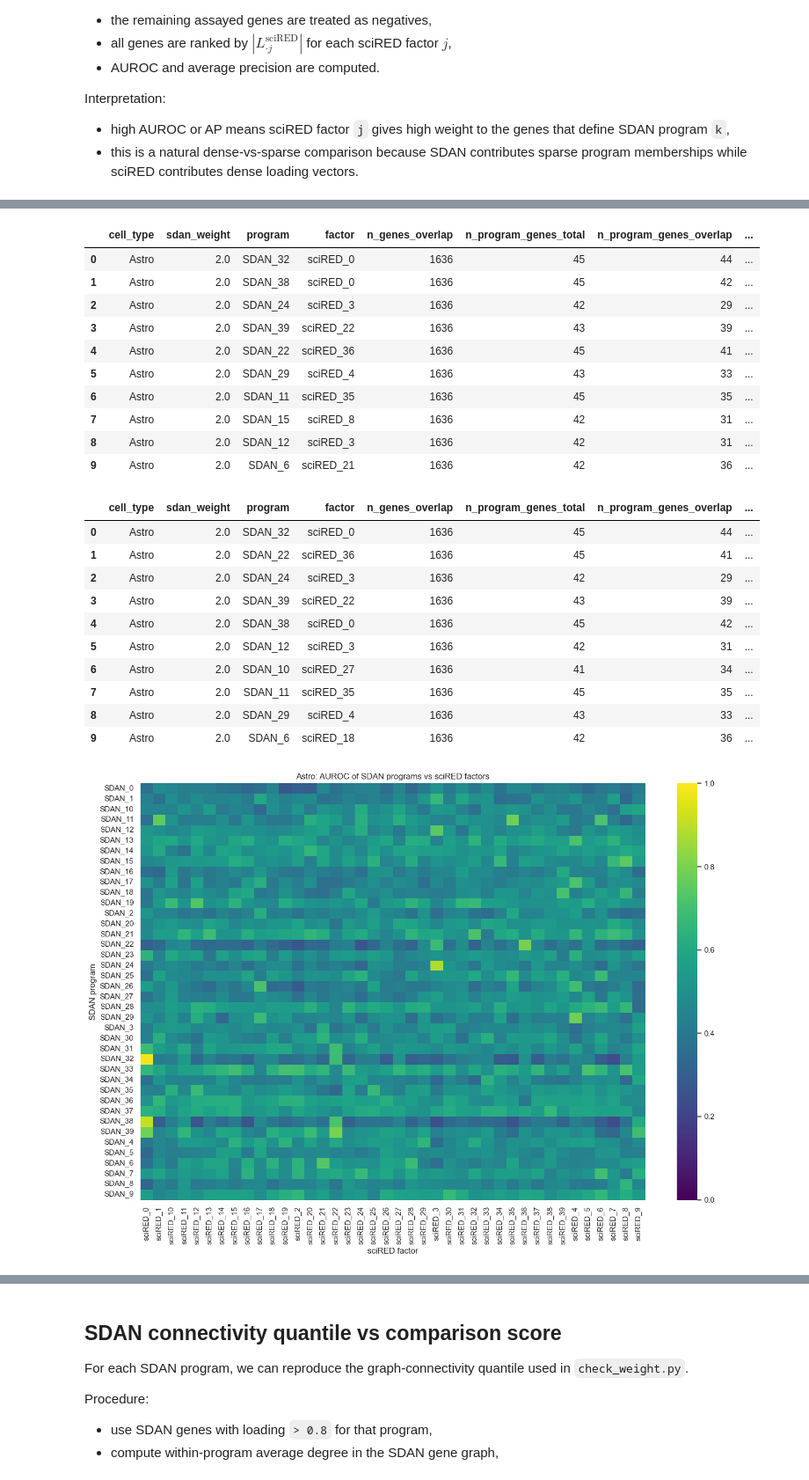
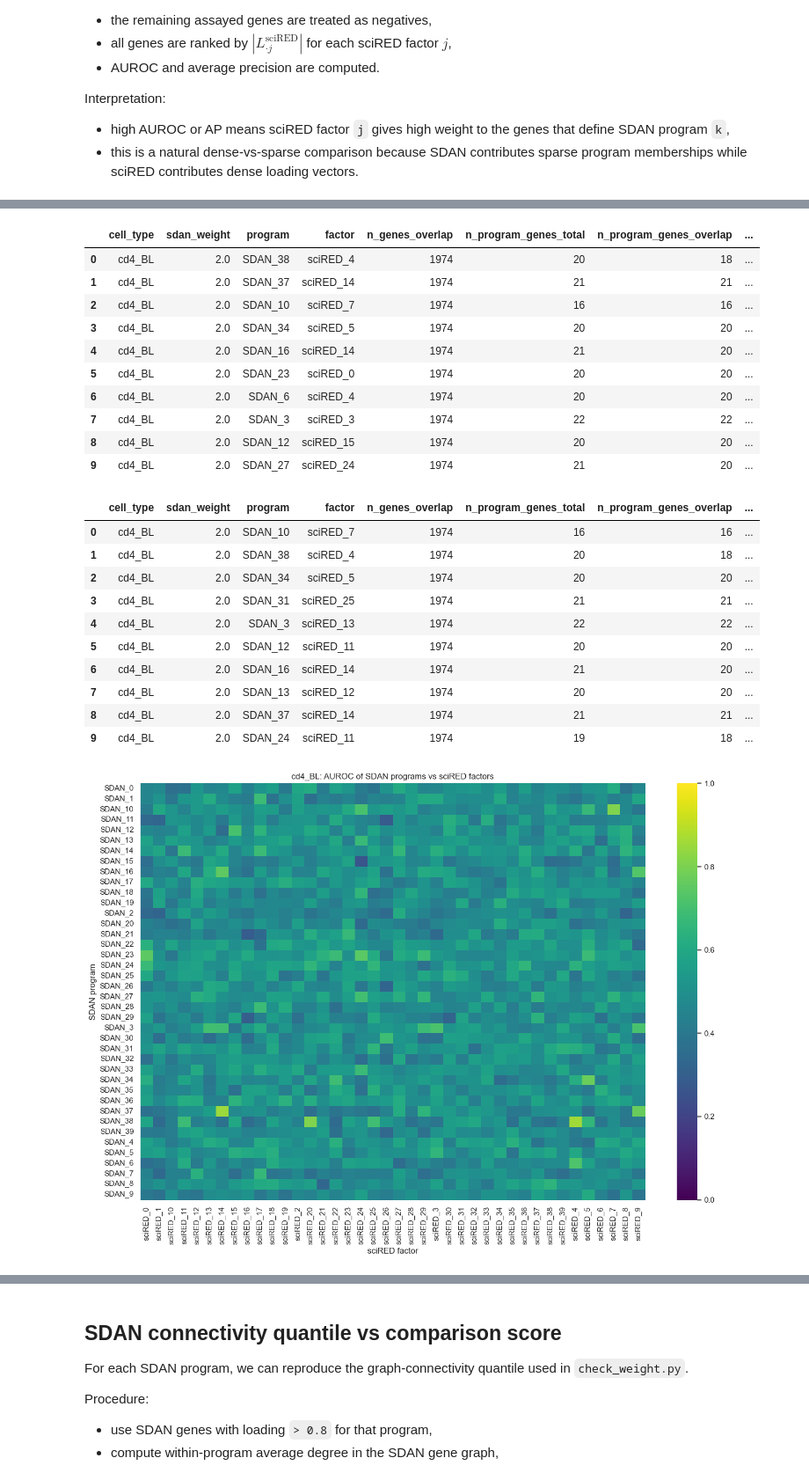
Before and after one commit to Sun-lab/SDAN, a Jupyter notebook: sdan_vs_scired_loading_vectors.ipynb, the cells around one changed output, grey strips where cells are left out. Shown at 88% size. Saved outputs shown, nothing was run; the diff lists cells and outputs as text; code cells hidden in the pictures.

```diff
--- a/sdan_vs_scired_loading_vectors.ipynb
+++ b/sdan_vs_scired_loading_vectors.ipynb
@@ -245,8 +278,8 @@ def plot_program_score_vs_connectivity(
     plt.show()
     return plot_df
 # %%
-CELL_TYPE = "Astro"
-SDAN_WEIGHT = "2.0"
+CELL_TYPE = PRIMARY_CELL_TYPE
+SDAN_WEIGHT = DEFAULT_WEIGHT
 
 result = compute_program_factor_metrics(CELL_TYPE, SDAN_WEIGHT)
 
@@ -283,23 +316,23 @@ Genes in SDAN universe: 1636 overlapping with sciRED loadings
 |  | cell_type | sdan_weight | program | factor | n_genes_overlap | n_program_genes_total | n_program_genes_overlap | ... |
-| 0 | Astro | 2.0 | SDAN_32 | sciRED_0 | 1636 | 45 | 44 | ... |
-| 1 | Astro | 2.0 | SDAN_38 | sciRED_0 | 1636 | 45 | 42 | ... |
-| 2 | Astro | 2.0 | SDAN_24 | sciRED_3 | 1636 | 42 | 29 | ... |
-| 3 | Astro | 2.0 | SDAN_39 | sciRED_22 | 1636 | 43 | 39 | ... |
-| 4 | Astro | 2.0 | SDAN_22 | sciRED_36 | 1636 | 45 | 41 | ... |
-| 5 | Astro | 2.0 | SDAN_29 | sciRED_4 | 1636 | 43 | 33 | ... |
-| 6 | Astro | 2.0 | SDAN_11 | sciRED_35 | 1636 | 45 | 35 | ... |
-| 7 | Astro | 2.0 | SDAN_15 | sciRED_8 | 1636 | 42 | 31 | ... |
-| 8 | Astro | 2.0 | SDAN_12 | sciRED_3 | 1636 | 42 | 31 | ... |
-| 9 | Astro | 2.0 | SDAN_6 | sciRED_21 | 1636 | 42 | 36 | ... |
+| 0 | cd4_BL | 2.0 | SDAN_38 | sciRED_4 | 1974 | 20 | 18 | ... |
+| 1 | cd4_BL | 2.0 | SDAN_37 | sciRED_14 | 1974 | 21 | 21 | ... |
+| 2 | cd4_BL | 2.0 | SDAN_10 | sciRED_7 | 1974 | 16 | 16 | ... |
+| 3 | cd4_BL | 2.0 | SDAN_34 | sciRED_5 | 1974 | 20 | 20 | ... |
+| 4 | cd4_BL | 2.0 | SDAN_16 | sciRED_14 | 1974 | 21 | 20 | ... |
+| 5 | cd4_BL | 2.0 | SDAN_23 | sciRED_0 | 1974 | 20 | 20 | ... |
+| 6 | cd4_BL | 2.0 | SDAN_6 | sciRED_4 | 1974 | 20 | 20 | ... |
+| 7 | cd4_BL | 2.0 | SDAN_3 | sciRED_3 | 1974 | 22 | 22 | ... |
+| 8 | cd4_BL | 2.0 | SDAN_12 | sciRED_15 | 1974 | 20 | 20 | ... |
+| 9 | cd4_BL | 2.0 | SDAN_27 | sciRED_24 | 1974 | 21 | 20 | ... |
 |  | cell_type | sdan_weight | program | factor | n_genes_overlap | n_program_genes_total | n_program_genes_overlap | ... |
-| 0 | Astro | 2.0 | SDAN_32 | sciRED_0 | 1636 | 45 | 44 | ... |
-| 1 | Astro | 2.0 | SDAN_22 | sciRED_36 | 1636 | 45 | 41 | ... |
-| 2 | Astro | 2.0 | SDAN_24 | sciRED_3 | 1636 | 42 | 29 | ... |
-| 3 | Astro | 2.0 | SDAN_39 | sciRED_22 | 1636 | 43 | 39 | ... |
-| 4 | Astro | 2.0 | SDAN_38 | sciRED_0 | 1636 | 45 | 42 | ... |
-| 5 | Astro | 2.0 | SDAN_12 | sciRED_3 | 1636 | 42 | 31 | ... |
-| 6 | Astro | 2.0 | SDAN_10 | sciRED_27 | 1636 | 41 | 34 | ... |
-| 7 | Astro | 2.0 | SDAN_11 | sciRED_35 | 1636 | 45 | 35 | ... |
-| 8 | Astro | 2.0 | SDAN_29 | sciRED_4 | 1636 | 43 | 33 | ... |
-| 9 | Astro | 2.0 | SDAN_6 | sciRED_18 | 1636 | 42 | 36 | ... |
+| 0 | cd4_BL | 2.0 | SDAN_10 | sciRED_7 | 1974 | 16 | 16 | ... |
+| 1 | cd4_BL | 2.0 | SDAN_38 | sciRED_4 | 1974 | 20 | 18 | ... |
+| 2 | cd4_BL | 2.0 | SDAN_34 | sciRED_5 | 1974 | 20 | 20 | ... |
+| 3 | cd4_BL | 2.0 | SDAN_31 | sciRED_25 | 1974 | 21 | 21 | ... |
+| 4 | cd4_BL | 2.0 | SDAN_3 | sciRED_13 | 1974 | 22 | 22 | ... |
+| 5 | cd4_BL | 2.0 | SDAN_12 | sciRED_11 | 1974 | 20 | 20 | ... |
+| 6 | cd4_BL | 2.0 | SDAN_16 | sciRED_14 | 1974 | 21 | 20 | ... |
+| 7 | cd4_BL | 2.0 | SDAN_13 | sciRED_12 | 1974 | 20 | 20 | ... |
+| 8 | cd4_BL | 2.0 | SDAN_37 | sciRED_14 | 1974 | 21 | 21 | ... |
+| 9 | cd4_BL | 2.0 | SDAN_24 | sciRED_11 | 1974 | 19 | 18 | ... |
-[figure, old version]
+[figure, new version]
```
Also changed, not shown: parts of 10 cells of this notebook, 16 other files.
